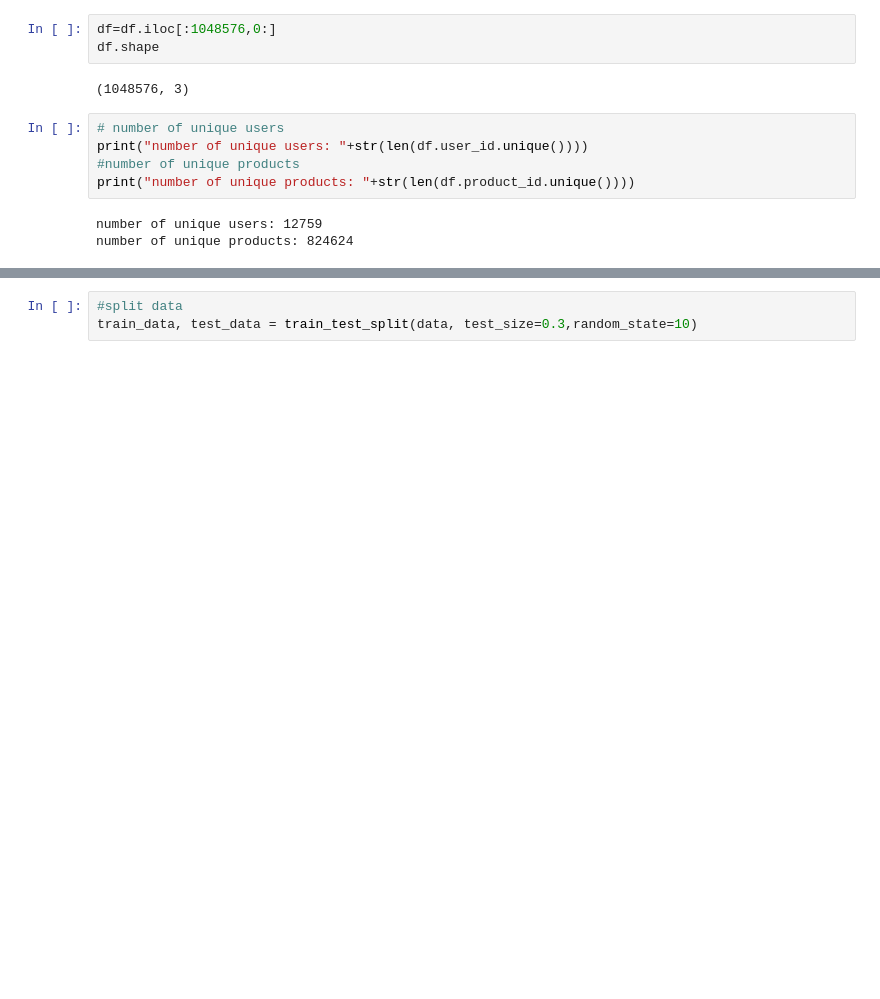
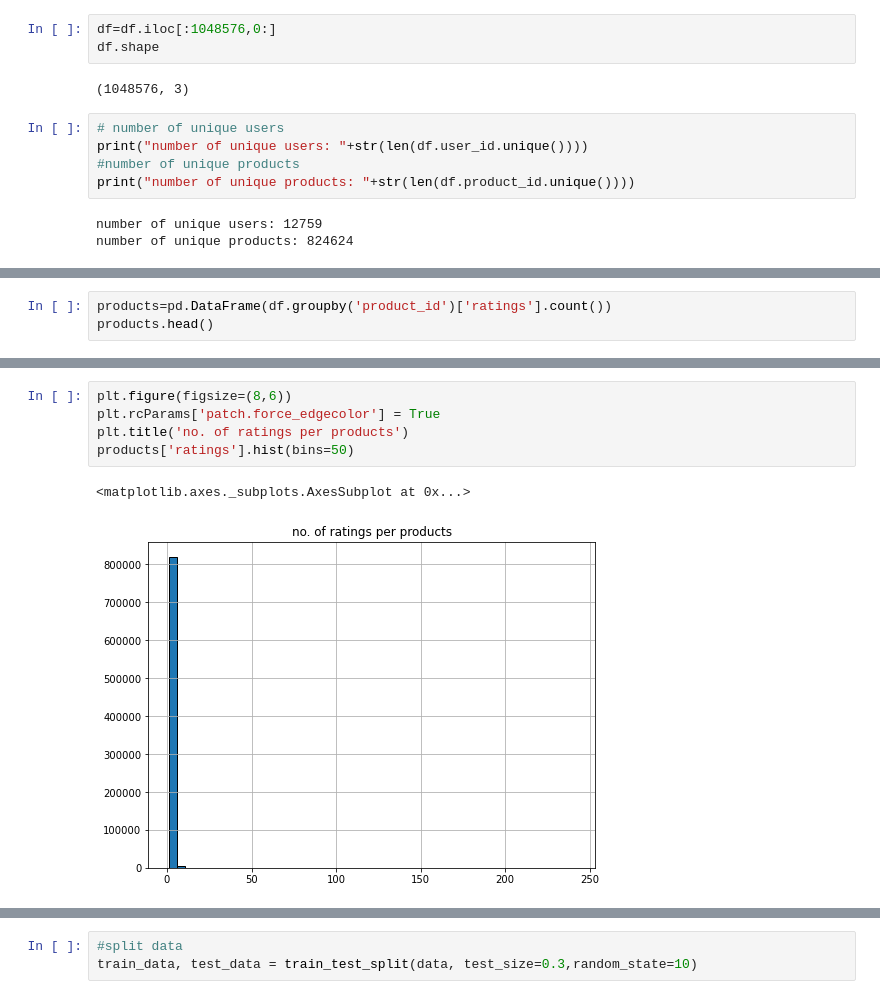
Before and after one commit to KaziLamisa/Recommender-System-with-Amazon-review-data, a Jupyter notebook: simple_recommender_system.ipynb, the cells around one changed output, grey strips where cells are left out. Saved outputs shown, nothing was run; the diff lists cells and outputs as text; blank space fills up the shorter version.

```diff
--- a/simple_recommender_system.ipynb
+++ b/simple_recommender_system.ipynb
@@ -61,3 +60,6 @@ A6FIAB28IS79       88
 AT6CZDCP4TRGA      79
 A3OXHLG6DIBRW8     63
 Name: product_id, dtype: int64
+# %%
+products=pd.DataFrame(df.groupby('product_id')['ratings'].count())
+products.head()
@@ -64,2 +74,10 @@ Name: product_id, dtype: int64
+# %%
+plt.figure(figsize=(8,6))
+plt.rcParams['patch.force_edgecolor'] = True
+plt.title('no. of ratings per products')
+products['ratings'].hist(bins=50)
+# %% [output]
+<matplotlib.axes._subplots.AxesSubplot at 0x...>
+[figure, added]
 # %%
 #no of ratings per users
```
Also changed, not shown: parts of 23 cells of this notebook.
